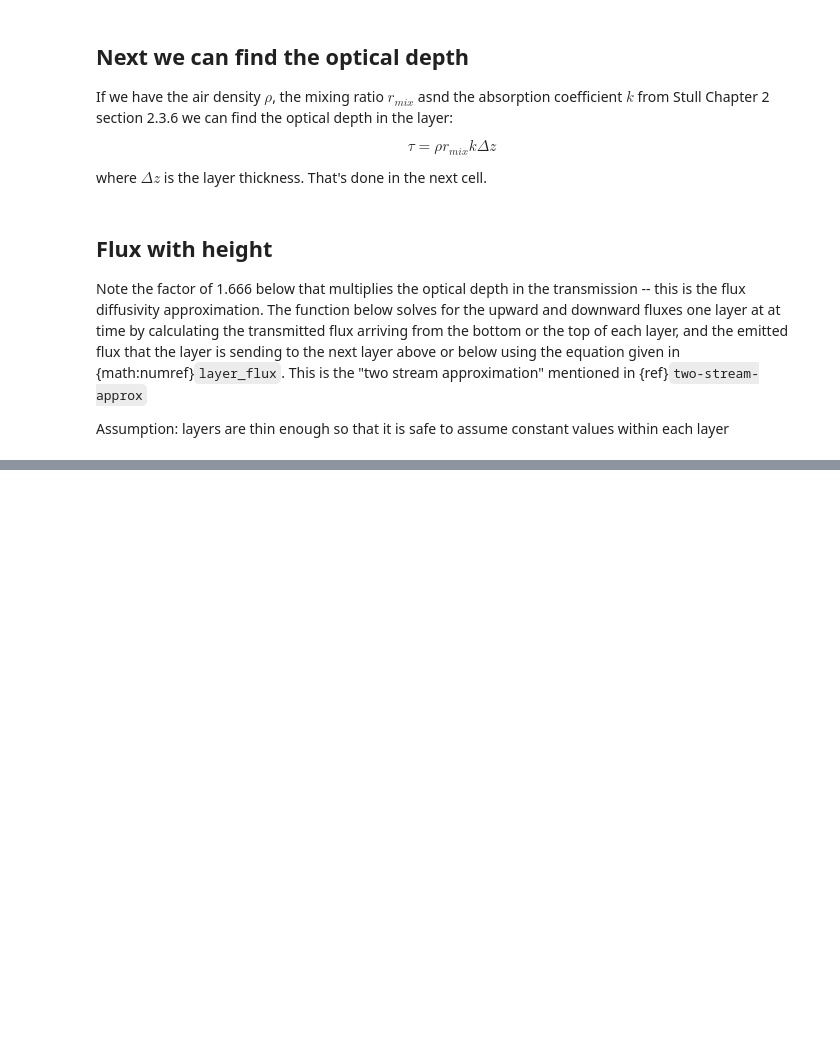
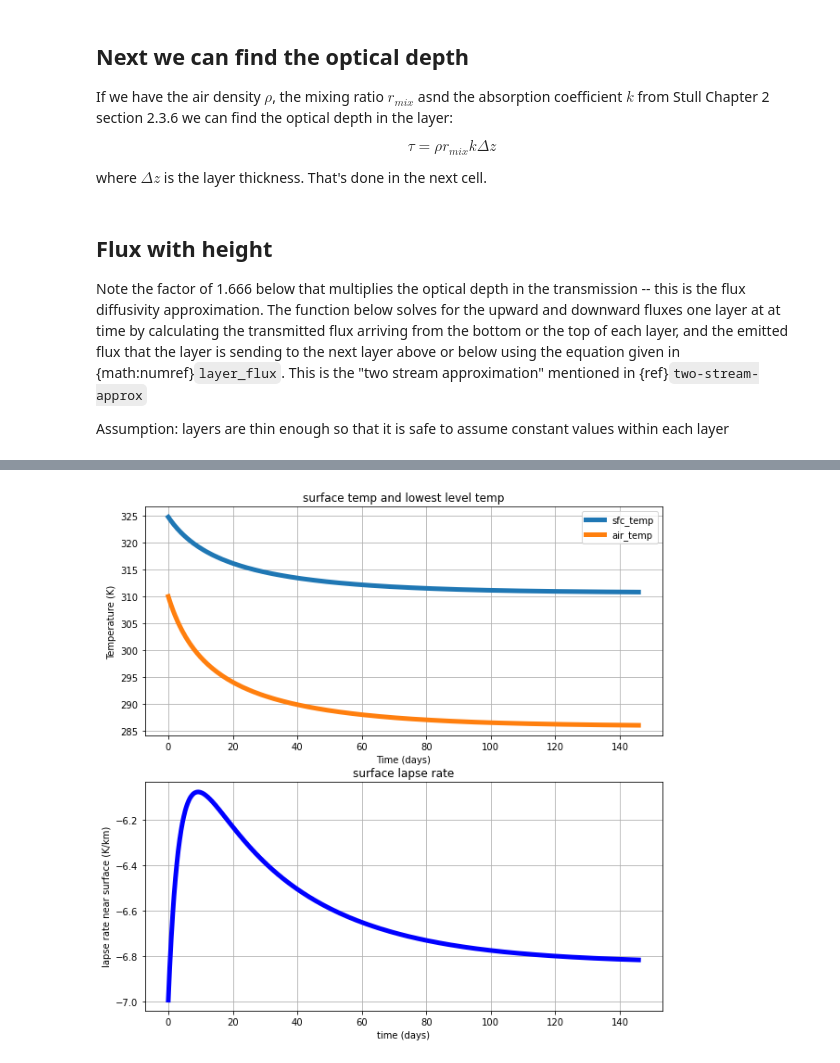
Before and after one commit to ChenQiang-CN/a301_2020, a Jupyter notebook: notebooks/week12/evolve_prof.ipynb, the cells around one changed output, grey strips where cells are left out. Saved outputs shown, nothing was run; the diff lists cells and outputs as text; code cells hidden in the pictures; blank space fills up the shorter version.

```diff
--- a/notebooks/week12/evolve_prof.ipynb
+++ b/notebooks/week12/evolve_prof.ipynb
@@ -340,4 +435,24 @@ def evolve():
-# %%
-keep_prof,height=evolve()
-Temp,up,down = keep_prof[-1]
-plt.plot(Temp,height)
+# %%
+air_temp = keep_vals[0,0,:]
+df = pd.DataFrame(keep_sfc.T,columns=['sfc_temp','time_seconds'])
+df['time_days']=df['time_seconds']/3600./24.
+df['air_temp']=air_temp
+fig,(ax1,ax2) = plt.subplots(2,1,figsize=(10,10))
+varnames=['sfc_temp','air_temp']
+for a_name in varnames:
+    ax1.plot('time_days',a_name,data=df,label=a_name,lw=5);
+ax1.grid(True)
+ax1.legend()
+ax1.set_xlabel("Time (days)")
+ax1.set_ylabel("Temperature (K)")
+ax1.set_title('surface temp and lowest level temp')
+dT = keep_vals[0,1,:] - keep_vals[0,0,:]
+dz = np.diff(height)[0]
+lapse_rate = dT/dz*1.e3
+ax2.plot(df['time_days'],lapse_rate,'b',lw=5)
+ax2.set_xlabel('time (days)')
+ax2.set_ylabel('lapse rate near surface (K/km)')
+ax2.set_title('surface lapse rate')
+ax2.grid(True)
+# %% [output]
+[figure, added]
```
Also changed, not shown: parts of 12 cells of this notebook, 2 other files.
